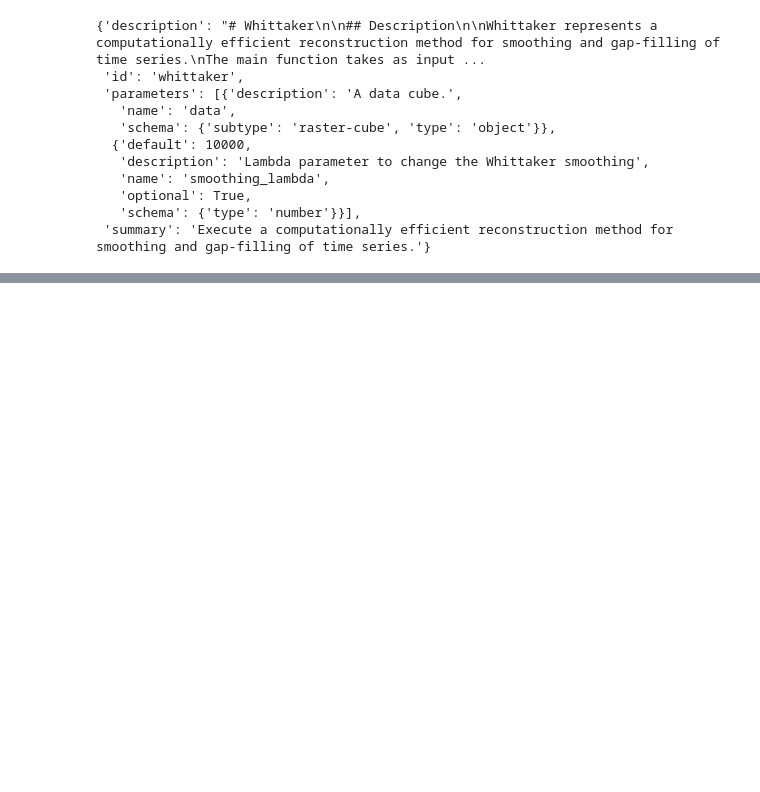
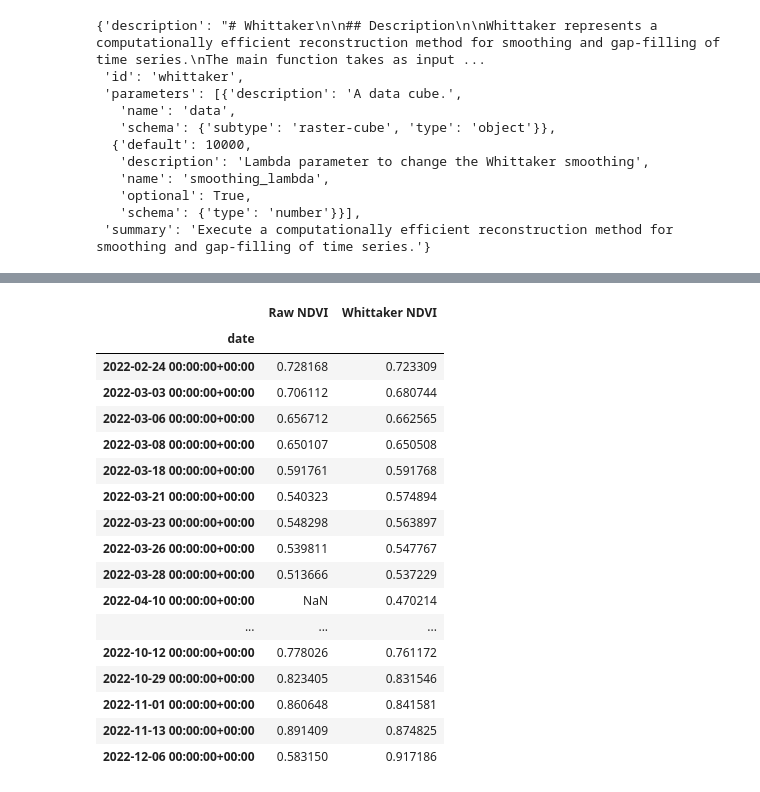
Before and after one commit to Open-EO/FuseTS, a Jupyter notebook: notebooks/OpenEO/AI4FOOD - Whittaker.ipynb, the cells around one changed output, grey strips where cells are left out. Cells and saved outputs as stored; diff of their text form; code cells hidden in the pictures; blank space fills up the shorter version.

```diff
--- a/notebooks/OpenEO/AI4FOOD - Whittaker.ipynb
+++ b/notebooks/OpenEO/AI4FOOD - Whittaker.ipynb
@@ -99,14 +114,34 @@ base_ndvi.download('./base.json', format='json')
 # %%
 cubes_dfs = []
 cols = ['Raw NDVI', 'Whittaker NDVI']
-for result in ['base.json', 'result.json']:
+for result in ['base.json', 'whittaker.json']:
     with open(result, 'r') as result_file:
         df = timeseries_json_to_pandas(json.load(result_file))
         df.index = pd.to_datetime(df.index)
         cubes_dfs.append(df)
         result_file.close()
 joined_df = pd.concat(cubes_dfs, axis=1)
 joined_df = joined_df.rename(columns={0: cols[0], 1: cols[1]})
+joined_df
+# %% [output]
+|  | Raw NDVI | Whittaker NDVI |
+| date |  |  |
+| 2022-02-24 00:00:00+00:00 | 0.728168 | 0.723309 |
+| 2022-03-03 00:00:00+00:00 | 0.706112 | 0.680744 |
+| 2022-03-06 00:00:00+00:00 | 0.656712 | 0.662565 |
+| 2022-03-08 00:00:00+00:00 | 0.650107 | 0.650508 |
+| 2022-03-18 00:00:00+00:00 | 0.591761 | 0.591768 |
+| 2022-03-21 00:00:00+00:00 | 0.540323 | 0.574894 |
+| 2022-03-23 00:00:00+00:00 | 0.548298 | 0.563897 |
+| 2022-03-26 00:00:00+00:00 | 0.539811 | 0.547767 |
+| 2022-03-28 00:00:00+00:00 | 0.513666 | 0.537229 |
+| 2022-04-10 00:00:00+00:00 | NaN | 0.470214 |
+| ... | ... | ... |
+| 2022-10-12 00:00:00+00:00 | 0.778026 | 0.761172 |
+| 2022-10-29 00:00:00+00:00 | 0.823405 | 0.831546 |
+| 2022-11-01 00:00:00+00:00 | 0.860648 | 0.841581 |
+| 2022-11-13 00:00:00+00:00 | 0.891409 | 0.874825 |
+| 2022-12-06 00:00:00+00:00 | 0.583150 | 0.917186 |
 # %%
 plt.figure(figsize= (16,6))
 for col in cols:
```
Also changed, not shown: parts of 9 cells of this notebook.
